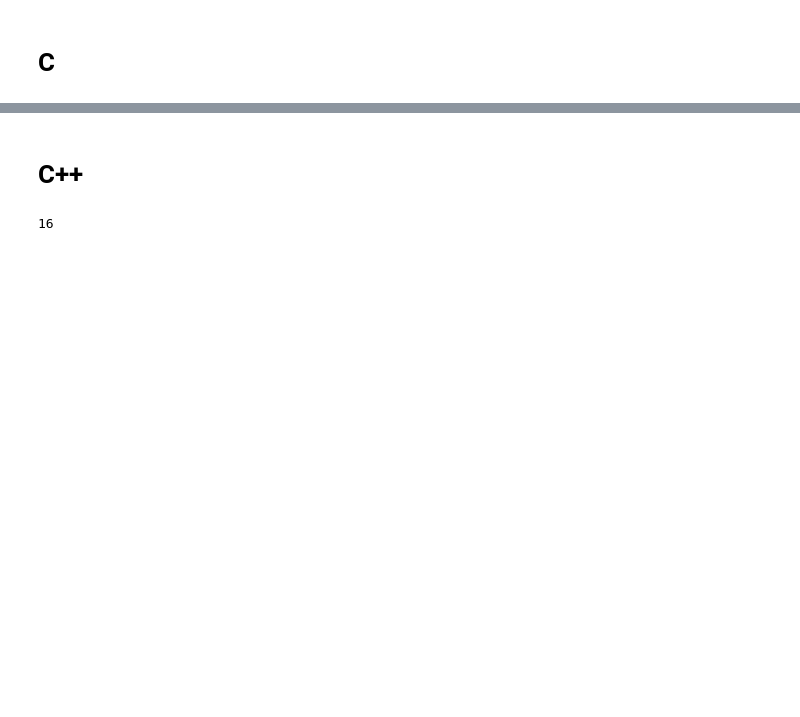
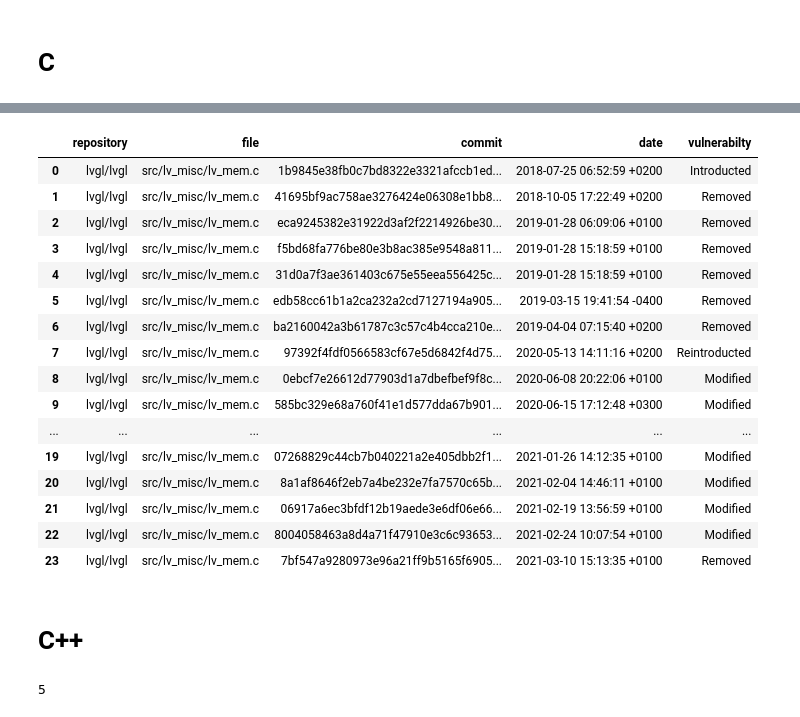
Before and after one commit to graziavarone/StackOverflow-Vulnerabilities-Evolution-In-GitHub, a Jupyter notebook: 2-Vulnerability_Propagation/5-Quantitative Analysis.ipynb, the cells around one changed output, grey strips where cells are left out. Drawn from its saved outputs; the diff is of its cells as text; code cells hidden in the pictures; blank space fills up the shorter version.

```diff
--- a/2-Vulnerability_Propagation/5-Quantitative Analysis.ipynb
+++ b/2-Vulnerability_Propagation/5-Quantitative Analysis.ipynb
@@ -150,12 +142,34 @@ Code context modified on date 2009-09-23 01:49:50 +0000 with this vulnerable lin
+# %%
+dfMetrics
+# %% [output]
+|  | repository | file | commit | date | vulnerabilty |
+| 0 | lvgl/lvgl | src/lv_misc/lv_mem.c | 1b9845e38fb0c7bd8322e3321afccb1ed... | 2018-07-25 06:52:59 +0200 | Introducted |
+| 1 | lvgl/lvgl | src/lv_misc/lv_mem.c | 41695bf9ac758ae3276424e06308e1bb8... | 2018-10-05 17:22:49 +0200 | Removed |
+| 2 | lvgl/lvgl | src/lv_misc/lv_mem.c | eca9245382e31922d3af2f2214926be30... | 2019-01-28 06:09:06 +0100 | Removed |
+| 3 | lvgl/lvgl | src/lv_misc/lv_mem.c | f5bd68fa776be80e3b8ac385e9548a811... | 2019-01-28 15:18:59 +0100 | Removed |
+| 4 | lvgl/lvgl | src/lv_misc/lv_mem.c | 31d0a7f3ae361403c675e55eea556425c... | 2019-01-28 15:18:59 +0100 | Removed |
+| 5 | lvgl/lvgl | src/lv_misc/lv_mem.c | edb58cc61b1a2ca232a2cd7127194a905... | 2019-03-15 19:41:54 -0400 | Removed |
+| 6 | lvgl/lvgl | src/lv_misc/lv_mem.c | ba2160042a3b61787c3c57c4b4cca210e... | 2019-04-04 07:15:40 +0200 | Removed |
+| 7 | lvgl/lvgl | src/lv_misc/lv_mem.c | 97392f4fdf0566583cf67e5d6842f4d75... | 2020-05-13 14:11:16 +0200 | Reintroducted |
+| 8 | lvgl/lvgl | src/lv_misc/lv_mem.c | 0ebcf7e26612d77903d1a7dbefbef9f8c... | 2020-06-08 20:22:06 +0100 | Modified |
+| 9 | lvgl/lvgl | src/lv_misc/lv_mem.c | 585bc329e68a760f41e1d577dda67b901... | 2020-06-15 17:12:48 +0300 | Modified |
+| ... | ... | ... | ... | ... | ... |
+| 19 | lvgl/lvgl | src/lv_misc/lv_mem.c | 07268829c44cb7b040221a2e405dbb2f1... | 2021-01-26 14:12:35 +0100 | Modified |
+| 20 | lvgl/lvgl | src/lv_misc/lv_mem.c | 8a1af8646f2eb7a4be232e7fa7570c65b... | 2021-02-04 14:46:11 +0100 | Modified |
+| 21 | lvgl/lvgl | src/lv_misc/lv_mem.c | 06917a6ec3bfdf12b19aede3e6df06e66... | 2021-02-19 13:56:59 +0100 | Modified |
+| 22 | lvgl/lvgl | src/lv_misc/lv_mem.c | 8004058463a8d4a71f47910e3c6c93653... | 2021-02-24 10:07:54 +0100 | Modified |
+| 23 | lvgl/lvgl | src/lv_misc/lv_mem.c | 7bf547a9280973e96a21ff9b5165f6905... | 2021-03-10 15:13:35 +0100 | Removed |
 # %% [markdown]
 # C++
 # %%
 chdir(ROOT_PATH)
 folder = 'GHCodeSnippetHistory_CPP'
-cpp_histories = os.listdir(folder)
+cpp_histories = ['history_arendst_tasmota.csv', 'history_bitcoin_bitcoin.csv',
+                 'history_spacehuhntech_esp8266_deauther.csv', 'history_sqlitebrowser_sqlitebrowser.csv',
+                'history_taosdata_tdengine.csv', 'history_xbmc_xbmc.csv']
 len(cpp_histories)
 # %% [output]
-16
+5
 # %%
 for i in range(len(cpp_histories)):
     list_dicts = getSnippetMetrics(i, cpp_histories, folder)
```
Also changed, not shown: parts of 9 cells of this notebook, 3 other files.
